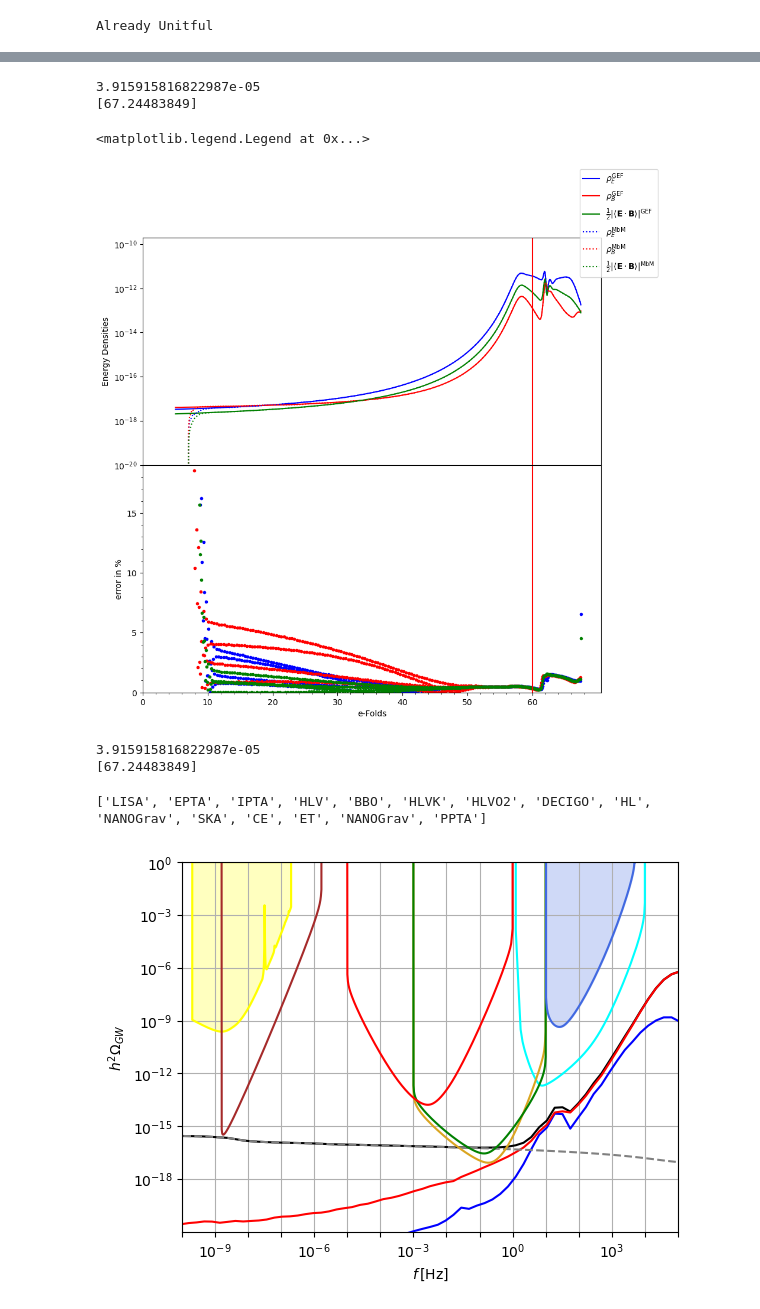
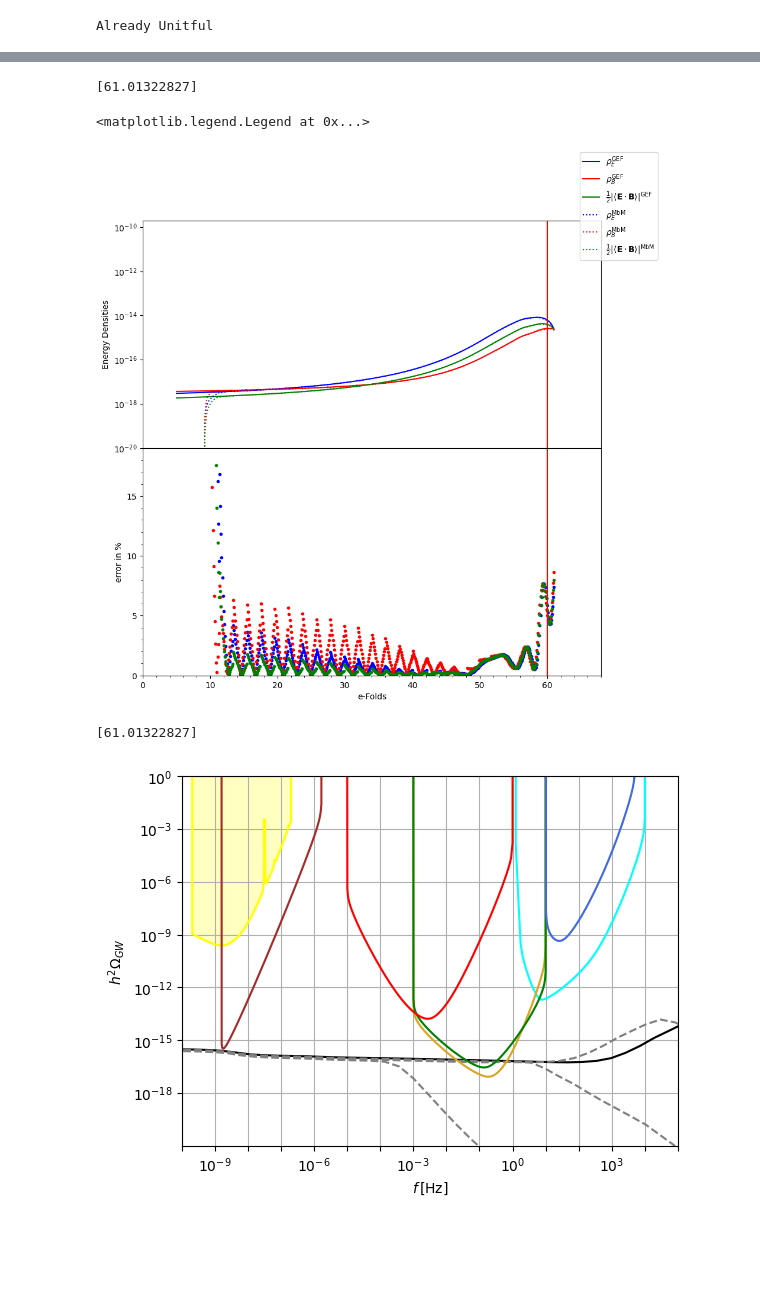
Before and after one commit to richard-von-eckardstein/GEFF, a Jupyter notebook: GetGWFromScratch.ipynb, the cells around one changed output, grey strips where cells are left out. Cells and saved outputs as stored; diff of their text form; code cells hidden in the pictures; blank space fills up the shorter version.

Commit message:
Improved reheating modelling for OmegaGW, minor bug fix in PlotSc

```diff
--- a/GetGWFromScratch.ipynb
+++ b/GetGWFromScratch.ipynb
@@ -11,17 +12,18 @@ from src.Tools.TensorPowerSpec import PowSpecT
 
 from src.Tools.PlotSC import PlotSensitivityCurves
 # %%
-G = CreateGEF("Config/ClassicGEF+beta25+Mass.py")
-if G.GEFData==None:
+G = CreateGEF("Config/SchwingerGEF+beta25+Mass+KDepMix.py")
+if G.GEFData==None or not(G.completed):
     G.RunGEF(100, t1=90)
-    G.GEFData = "/home/users/rfreiher/Documents/Axion_Inflation/GEF/Out/GEF_beta57_Weird.dat"
+    if G.GEFData==None:
+        G.GEFData = "Out/NewRun.dat"
     G.SaveData()
 G.Unitful()
 # %% [output]
 Already Unitful
 # %%
 MbM = ModeByMode(G)
-if G.ModeData==None:
+if G.ModeData==None or not(os.path.isfile(G.ModeData)):
     ks = np.exp(np.linspace(np.log(MbM.mink), np.log(MbM.maxk), 1000))
     ks, tstart = MbM.InitialKTN(ks, mode="k")
     Neval = np.arange(max(G.vals["N"]), 5, -0.1)[::-1]
@@ -45,8 +47,8 @@ if G.ModeData==None:
     Am = np.array(Am)
     dAp = np.array(dAp)
     dAm = np.array(dAm)
-
-    G.ModeData = "Modes/MbM_Beta25_Mass.dat"
+    if G.ModeData==None:
+        G.ModeData = "Modes/NewRun.dat"
     MbM.SaveMode(teval, ks, Ap, dAp, Am, dAm, name=G.ModeData)
 else:
      teval, Neval, ks, Ap, dAp, Am, dAm =  ReadMode(G.ModeData)
@@ -132,15 +133,13 @@ for a in ax:
 plt.subplots_adjust(hspace=0)
 fig.legend(lines, labels)
 # %% [output]
-3.915915816822987e-05
-[67.24483849]
+[61.01322827]
 <matplotlib.legend.Legend at 0x...>
-[figure, old version]
+[figure, new version]
 # %%
 P = PowSpecT(G)
 # %% [output]
-3.915915816822987e-05
-[67.24483849]
+[61.01322827]
 # %%
-kgrid = np.logspace(np.log10(P.mink), np.log10(P.maxk), 100)
+kgrid = np.logspace(np.log10(P.mink), np.log10(P.maxk), 50)
 PT = P.ComputePowSpec(kgrid, ModePath=G.ModeData)#, Nfin=60)
@@ -156,10 +147,13 @@ OmegaGWvac = P.PTtoOmega(PT["vac"], kgrid)
 
 fig, ax = plt.subplots(1,1)
 
-ax.plot(fs, OmegaGWtot, "k")
-ax.plot(fs, OmegaGWP, "b")
-ax.plot(fs, OmegaGWM, "r")
-ax.plot(fs, OmegaGWvac, "gray", linestyle="--")
+Trhs = [None, 1e12, 1e8, 1e4]
+for Trh in Trhs:
+    Omega, f = P.PTtoOmega(PT["tot"], kgrid, Trh=Trh)
+    if Trh==None:
+        ax.plot(f, Omega, "k")
+    else:
+        ax.plot(f, Omega, "gray", linestyle="--")
 
 PlotSensitivityCurves(ax, ["ET", "BBO", "DECIGO", "NANOGrav", "SKA", "LISA", "HLVK"],
                        ["aqua", "goldenrod", "green", "yellow", "brown", "red", "royalblue"])
@@ -171,32 +165,31 @@ ax.set_ylabel("$h^2 \Omega_{GW}$")
 ax.set_yscale("log")
 ax.set_ylim(1e-21, 1e0)
 ax.set_yticks(yticks)
 
 #xAxis
 x1 = np.round(np.arange(-9, 6, 3),0)
 x2 = np.round(np.arange(-10, 6, 1))
 
 ax.set_xlabel(r"$f\,[{\rm Hz}]$")
 ax.set_xscale("log")
 ax.set_xlim(1e-10, 1e0)
 xlabels = []
 xticks = []
 for x in x2:
     if x in x1:
         if x >= 0:
             xlabels.append(rf"$10^{x}$")
         else:
             xlabels.append(r"$10^{-}$" + rf"$^{abs(x)}$")
     else: xlabels.append("")
     xticks.append(10**float(x))
 ax.set_xticks(xticks, xlabels)
 #ax.set_xticks(xticksmin, minor=True)
 
 
 ax.grid(True)
 
 #plt.savefig("FlashingBeacon/OmegaGW_DOF.pdf")
 plt.show()
 # %% [output]
-['LISA', 'EPTA', 'IPTA', 'HLV', 'BBO', 'HLVK', 'HLVO2', 'DECIGO', 'HL', 'NANOGrav', 'SKA', 'CE', 'ET', 'NANOGrav', 'PPTA']
-[figure, old version]
+[figure, new version]
```
Also changed, not shown: parts of 3 cells of this notebook, 2 other files.
